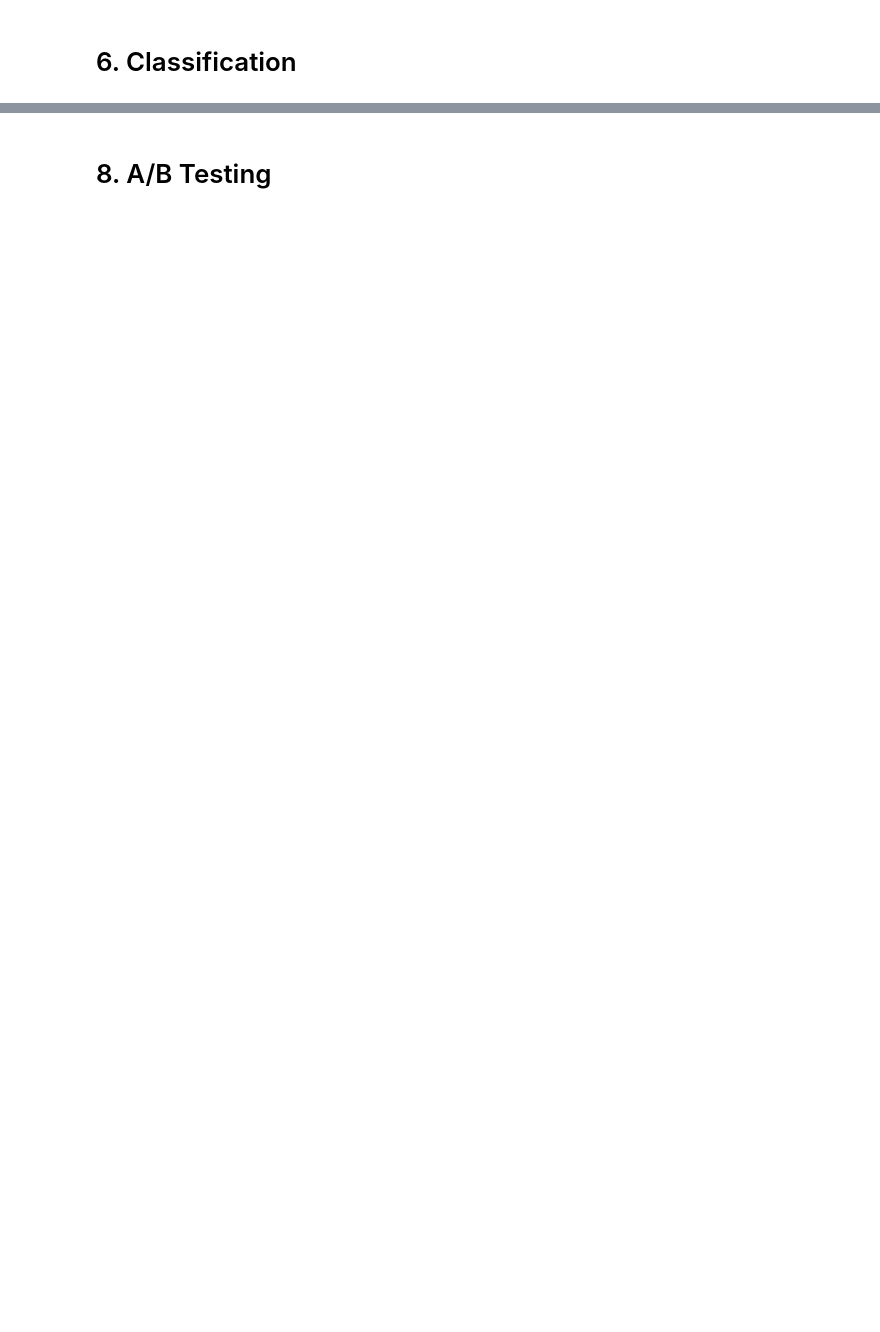
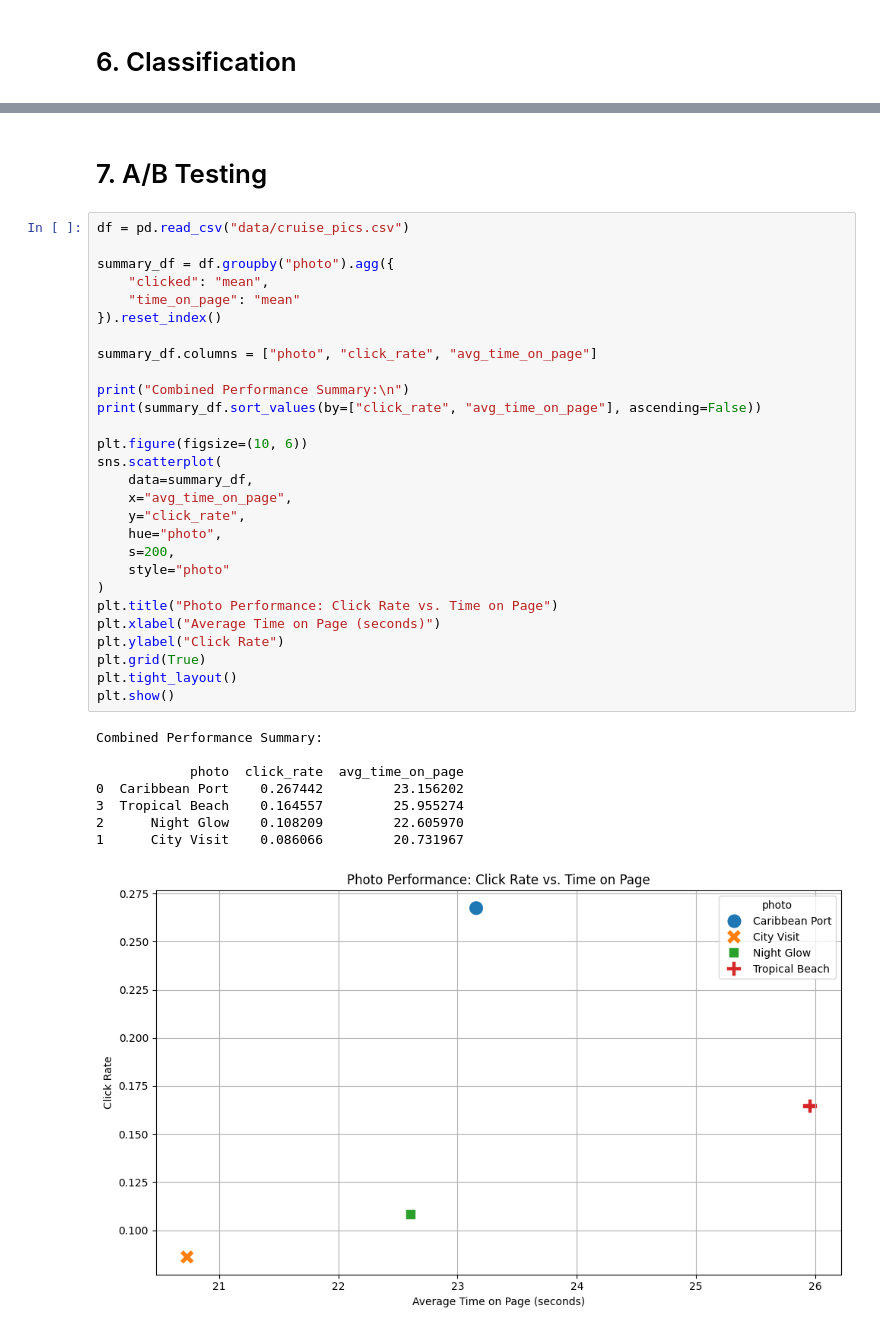
Before and after one commit to CYXNBNBNB/AD654-Sp25A3-Project, a Jupyter notebook: Project.ipynb, the cells around one changed output, grey strips where cells are left out. Saved outputs shown, nothing was run; the diff lists cells and outputs as text; blank space fills up the shorter version.

```diff
--- a/Project.ipynb
+++ b/Project.ipynb
@@ -24,2 +514,39 @@ pip install pandas seaborn numpy jupyter
 # %% [markdown]
-# 8. A/B Testing
+# 7. A/B Testing
+# %%
+df = pd.read_csv("data/cruise_pics.csv")
+
+summary_df = df.groupby("photo").agg({
+    "clicked": "mean",
+    "time_on_page": "mean"
+}).reset_index()
+
+summary_df.columns = ["photo", "click_rate", "avg_time_on_page"]
+
+print("Combined Performance Summary:\n")
+print(summary_df.sort_values(by=["click_rate", "avg_time_on_page"], ascending=False))
+
+plt.figure(figsize=(10, 6))
+sns.scatterplot(
+    data=summary_df,
+    x="avg_time_on_page",
+    y="click_rate",
+    hue="photo",
+    s=200,
+    style="photo"
+)
+plt.title("Photo Performance: Click Rate vs. Time on Page")
+plt.xlabel("Average Time on Page (seconds)")
+plt.ylabel("Click Rate")
+plt.grid(True)
+plt.tight_layout()
+plt.show()
+# %% [output]
+Combined Performance Summary:
+
+            photo  click_rate  avg_time_on_page
+0  Caribbean Port    0.267442         23.156202
+3  Tropical Beach    0.164557         25.955274
+2      Night Glow    0.108209         22.605970
+1      City Visit    0.086066         20.731967
+[figure, added]
```
Also changed, not shown: parts of 33 cells of this notebook, 2 other files.
